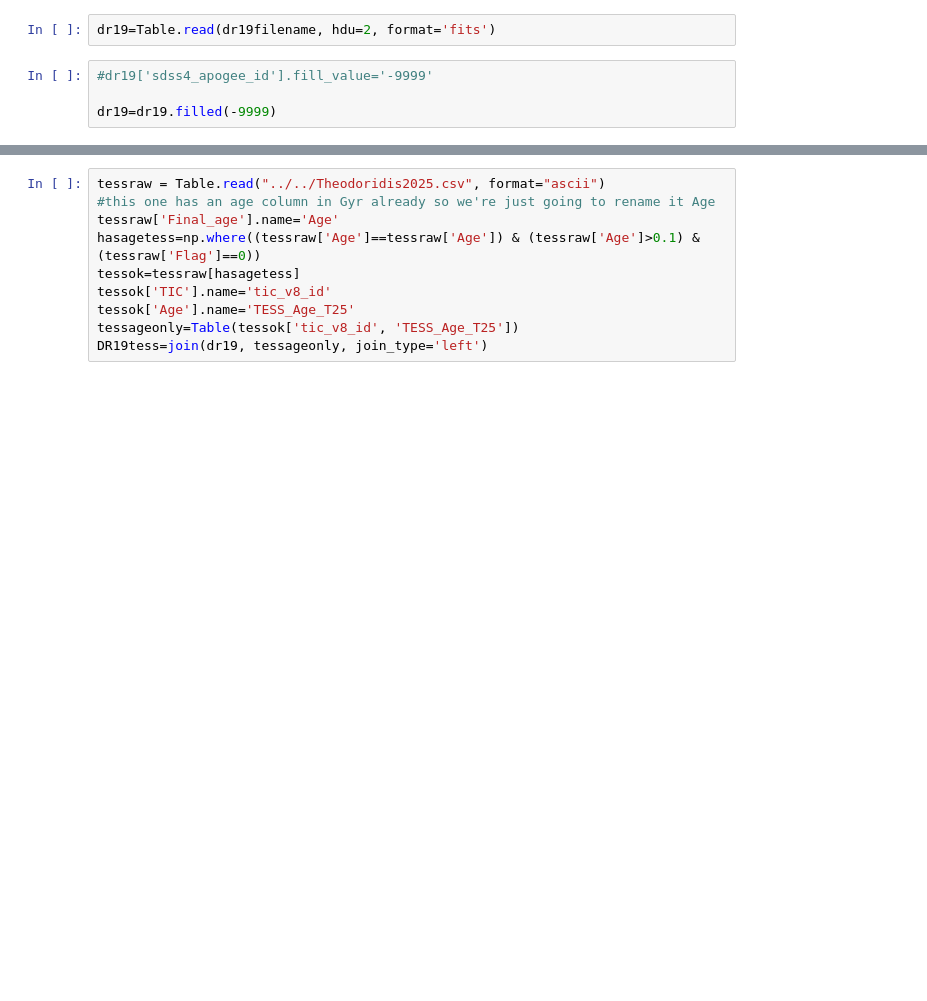
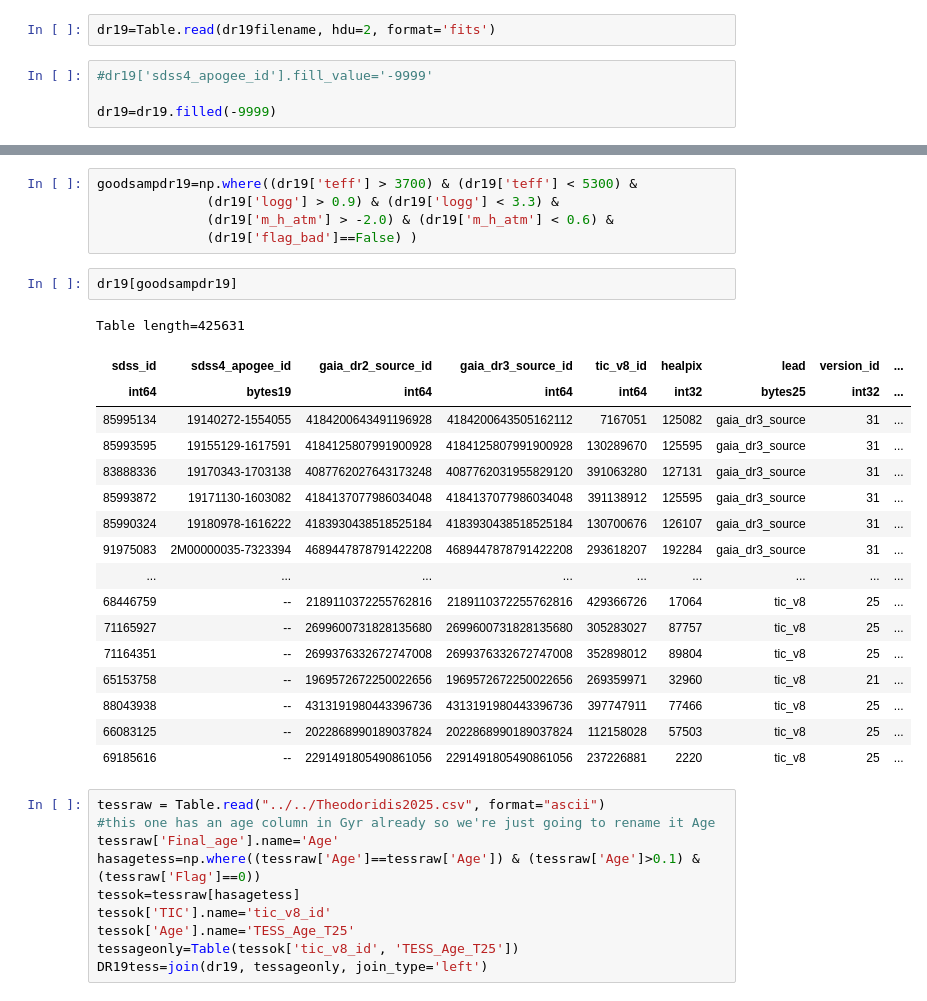
Before and after one commit to Zabdiel-Sanchez/2025_AST4300_Project3, a Jupyter notebook: PaperMakeTables.ipynb, the cells around one changed output, grey strips where cells are left out. Drawn from its saved outputs; the diff is of its cells as text; blank space fills up the shorter version.

```diff
--- a/PaperMakeTables.ipynb
+++ b/PaperMakeTables.ipynb
@@ -43,3 +43,28 @@ Table length=1095480
+# %%
+goodsampdr19=np.where((dr19['teff'] > 3700) & (dr19['teff'] < 5300) &
+              (dr19['logg'] > 0.9) & (dr19['logg'] < 3.3) &
+              (dr19['m_h_atm'] > -2.0) & (dr19['m_h_atm'] < 0.6) &
+              (dr19['flag_bad']==False) )
+# %%
+dr19[goodsampdr19]
+# %% [output]
+Table length=425631
+| sdss_id | sdss4_apogee_id | gaia_dr2_source_id | gaia_dr3_source_id | tic_v8_id | healpix | lead | version_id | ... |
+| int64 | bytes19 | int64 | int64 | int64 | int32 | bytes25 | int32 | ... |
+| 85995134 | 19140272-1554055 | 4184200643491196928 | 4184200643505162112 | 7167051 | 125082 | gaia_dr3_source | 31 | ... |
+| 85993595 | 19155129-1617591 | 4184125807991900928 | 4184125807991900928 | 130289670 | 125595 | gaia_dr3_source | 31 | ... |
+| 83888336 | 19170343-1703138 | 4087762027643173248 | 4087762031955829120 | 391063280 | 127131 | gaia_dr3_source | 31 | ... |
+| 85993872 | 19171130-1603082 | 4184137077986034048 | 4184137077986034048 | 391138912 | 125595 | gaia_dr3_source | 31 | ... |
+| 85990324 | 19180978-1616222 | 4183930438518525184 | 4183930438518525184 | 130700676 | 126107 | gaia_dr3_source | 31 | ... |
+| 91975083 | 2M00000035-7323394 | 4689447878791422208 | 4689447878791422208 | 293618207 | 192284 | gaia_dr3_source | 31 | ... |
+| ... | ... | ... | ... | ... | ... | ... | ... | ... |
+| 68446759 | -- | 2189110372255762816 | 2189110372255762816 | 429366726 | 17064 | tic_v8 | 25 | ... |
+| 71165927 | -- | 2699600731828135680 | 2699600731828135680 | 305283027 | 87757 | tic_v8 | 25 | ... |
+| 71164351 | -- | 2699376332672747008 | 2699376332672747008 | 352898012 | 89804 | tic_v8 | 25 | ... |
+| 65153758 | -- | 1969572672250022656 | 1969572672250022656 | 269359971 | 32960 | tic_v8 | 21 | ... |
+| 88043938 | -- | 4313191980443396736 | 4313191980443396736 | 397747911 | 77466 | tic_v8 | 25 | ... |
+| 66083125 | -- | 2022868990189037824 | 2022868990189037824 | 112158028 | 57503 | tic_v8 | 25 | ... |
+| 69185616 | -- | 2291491805490861056 | 2291491805490861056 | 237226881 | 2220 | tic_v8 | 25 | ... |
 # %%
 tessraw = Table.read("../../Theodoridis2025.csv", format="ascii")
 #this one has an age column in Gyr already so we're just going to rename it Age
```
Also changed, not shown: parts of 21 cells of this notebook.
